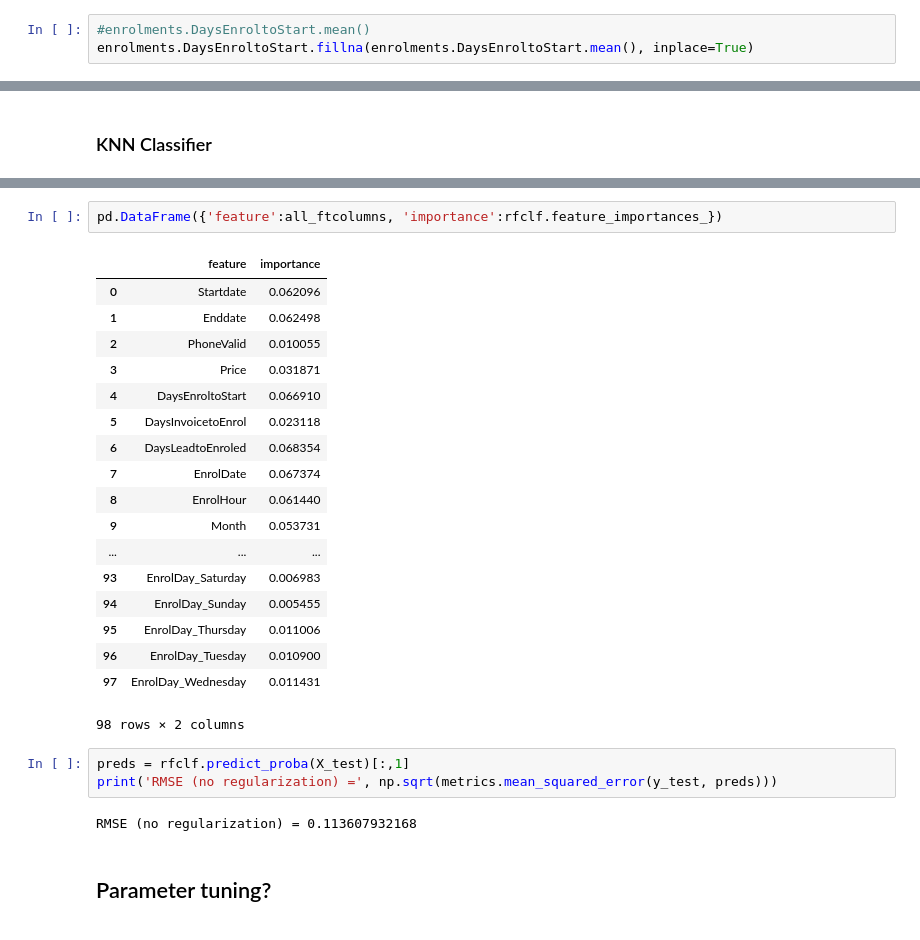
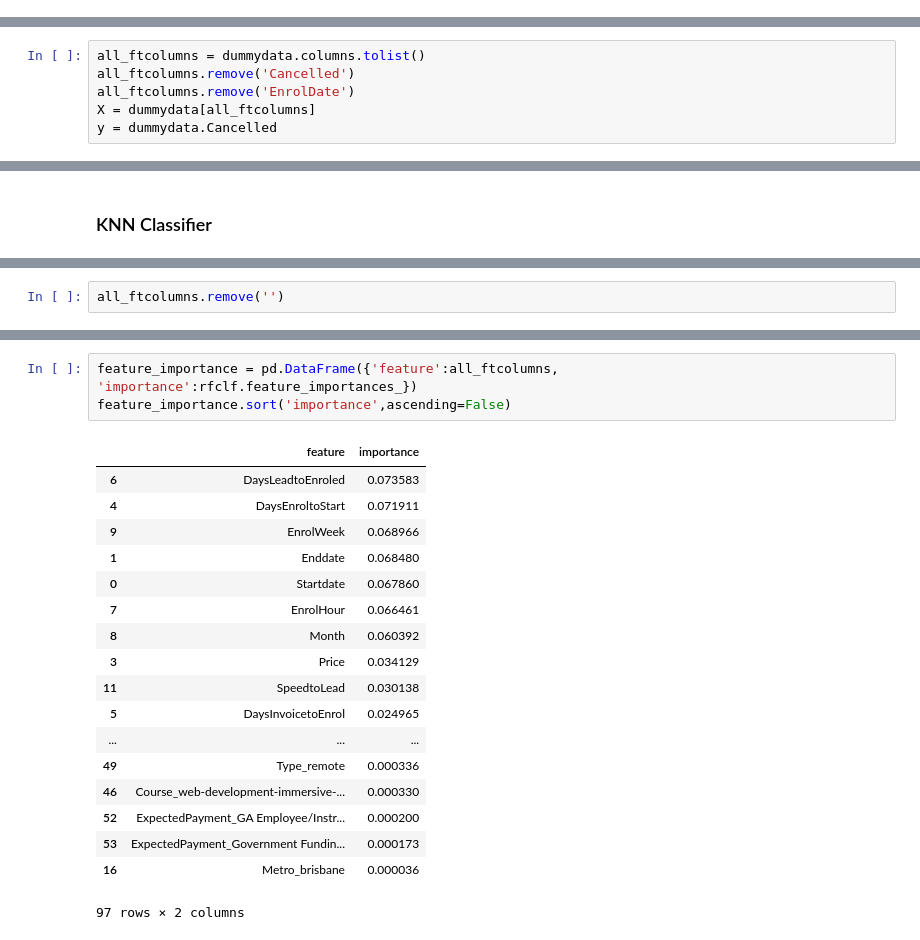
Before and after one commit to mikaelasquirchuk/dat8syd-project, a Jupyter notebook: New-Enrolments.ipynb, the cells around one changed output, grey strips where cells are left out. Cells and saved outputs as stored; diff of their text form.

```diff
--- a/New-Enrolments.ipynb
+++ b/New-Enrolments.ipynb
@@ -171,8 +198,5 @@ Affiliate Lead Gen                 4
 Facebook Promoted                  2
 Name: PardotCategory, dtype: int64
-# %%
-#enrolments.DaysEnroltoStart.mean()
-enrolments.DaysEnroltoStart.fillna(enrolments.DaysEnroltoStart.mean(), inplace=True)
 # %%
 #enrolments.SpeedtoLead.value_counts()
 enrolments.SpeedtoLead.fillna(enrolments.SpeedtoLead.mean(), inplace=True)
@@ -471,0 +448,6 @@ Index(['Startdate', 'Enddate', 'PhoneValid', 'Price', 'DaysEnroltoStart',
+# %%
+all_ftcolumns = dummydata.columns.tolist()
+all_ftcolumns.remove('Cancelled')
+all_ftcolumns.remove('EnrolDate')
+X = dummydata[all_ftcolumns]
+y = dummydata.Cancelled
@@ -658,0 +741,2 @@ https://svds.com/learning-imbalanced-classes/
+# %%
+all_ftcolumns.remove('')
@@ -666,28 +798,22 @@ rfclf.oob_score_
 # %%
-pd.DataFrame({'feature':all_ftcolumns, 'importance':rfclf.feature_importances_})
+feature_importance = pd.DataFrame({'feature':all_ftcolumns, 'importance':rfclf.feature_importances_})
+feature_importance.sort('importance',ascending=False)
 # %% [output]
 |  | feature | importance |
-| 0 | Startdate | 0.062096 |
-| 1 | Enddate | 0.062498 |
-| 2 | PhoneValid | 0.010055 |
-| 3 | Price | 0.031871 |
-| 4 | DaysEnroltoStart | 0.066910 |
-| 5 | DaysInvoicetoEnrol | 0.023118 |
-| 6 | DaysLeadtoEnroled | 0.068354 |
-| 7 | EnrolDate | 0.067374 |
-| 8 | EnrolHour | 0.061440 |
-| 9 | Month | 0.053731 |
+| 6 | DaysLeadtoEnroled | 0.073583 |
+| 4 | DaysEnroltoStart | 0.071911 |
+| 9 | EnrolWeek | 0.068966 |
+| 1 | Enddate | 0.068480 |
+| 0 | Startdate | 0.067860 |
+| 7 | EnrolHour | 0.066461 |
+| 8 | Month | 0.060392 |
+| 3 | Price | 0.034129 |
+| 11 | SpeedtoLead | 0.030138 |
+| 5 | DaysInvoicetoEnrol | 0.024965 |
 | ... | ... | ... |
-| 93 | EnrolDay_Saturday | 0.006983 |
-| 94 | EnrolDay_Sunday | 0.005455 |
-| 95 | EnrolDay_Thursday | 0.011006 |
-| 96 | EnrolDay_Tuesday | 0.010900 |
-| 97 | EnrolDay_Wednesday | 0.011431 |
+| 49 | Type_remote | 0.000336 |
+| 46 | Course_web-development-immersive-... | 0.000330 |
+| 52 | ExpectedPayment_GA Employee/Instr... | 0.000200 |
+| 53 | ExpectedPayment_Government Fundin... | 0.000173 |
+| 16 | Metro_brisbane | 0.000036 |
-98 rows × 2 columns
+97 rows × 2 columns
-# %%
-preds = rfclf.predict_proba(X_test)[:,1]
-print('RMSE (no regularization) =', np.sqrt(metrics.mean_squared_error(y_test, preds)))
-# %% [output]
-RMSE (no regularization) = 0.113607932168
-# %% [markdown]
-## Parameter tuning?
```
Also changed, not shown: parts of 78 cells of this notebook, 2 other files.
